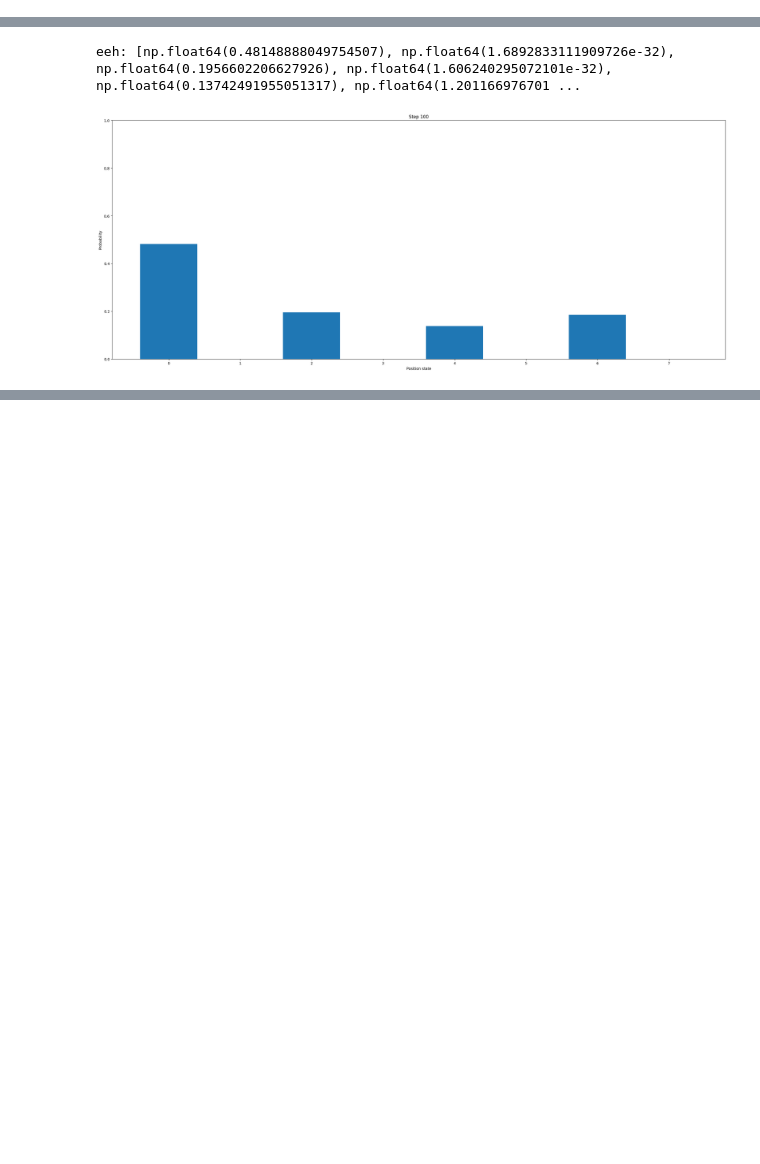
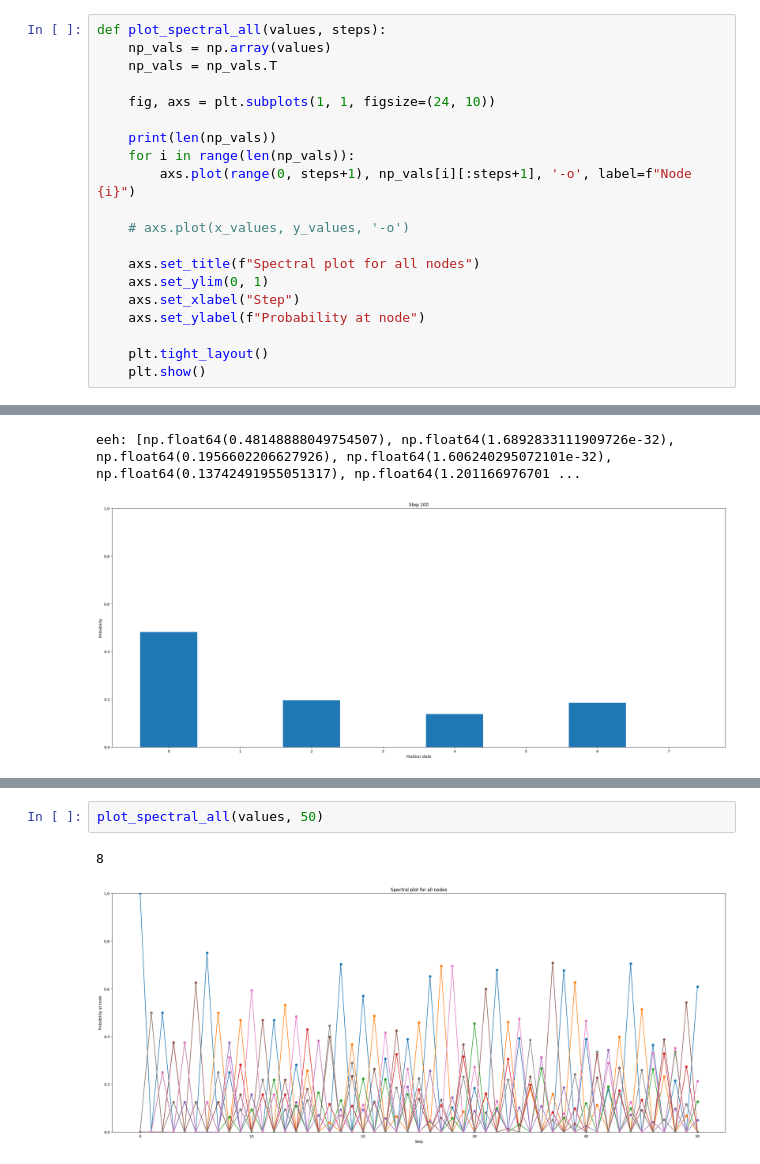
Before and after one commit to Toshihide-Sakao/DA150X-Qauntum-Szegedy-Walk, a Jupyter notebook: qiskit-saker/quantum_szegedy.ipynb, the cells around one changed output, grey strips where cells are left out. Drawn from its saved outputs; the diff is of its cells as text; blank space fills up the shorter version.

Commit message:
basically done just gonna make some subplots from these

```diff
--- a/qiskit-saker/quantum_szegedy.ipynb
+++ b/qiskit-saker/quantum_szegedy.ipynb
@@ -207,6 +208,26 @@ def plot_spectral(values, steps, node):
 
     plt.tight_layout()
     plt.show()
+# %%
+def plot_spectral_all(values, steps):
+    np_vals = np.array(values)
+    np_vals = np_vals.T
+
+    fig, axs = plt.subplots(1, 1, figsize=(24, 10))
+
+    print(len(np_vals))
+    for i in range(len(np_vals)):
+        axs.plot(range(0, steps+1), np_vals[i][:steps+1], '-o', label=f"Node {i}")
+
+    # axs.plot(x_values, y_values, '-o')
+
+    axs.set_title(f"Spectral plot for all nodes")
+    axs.set_ylim(0, 1)
+    axs.set_xlabel("Step")
+    axs.set_ylabel(f"Probability at node")
+
+    plt.tight_layout()
+    plt.show()
 # %%
 def plot_heat_map(values, steps):
     # y_values = [values[step][0] for step in range(steps + 1)]
@@ -245 +267,6 @@ plot_spectral(values, 100, 4)
+# %%
+plot_spectral_all(values, 50)
+# %% [output]
+8
+[figure, added]
 # %%
```
Also changed, not shown: parts of 6 cells of this notebook, 1 other file.
